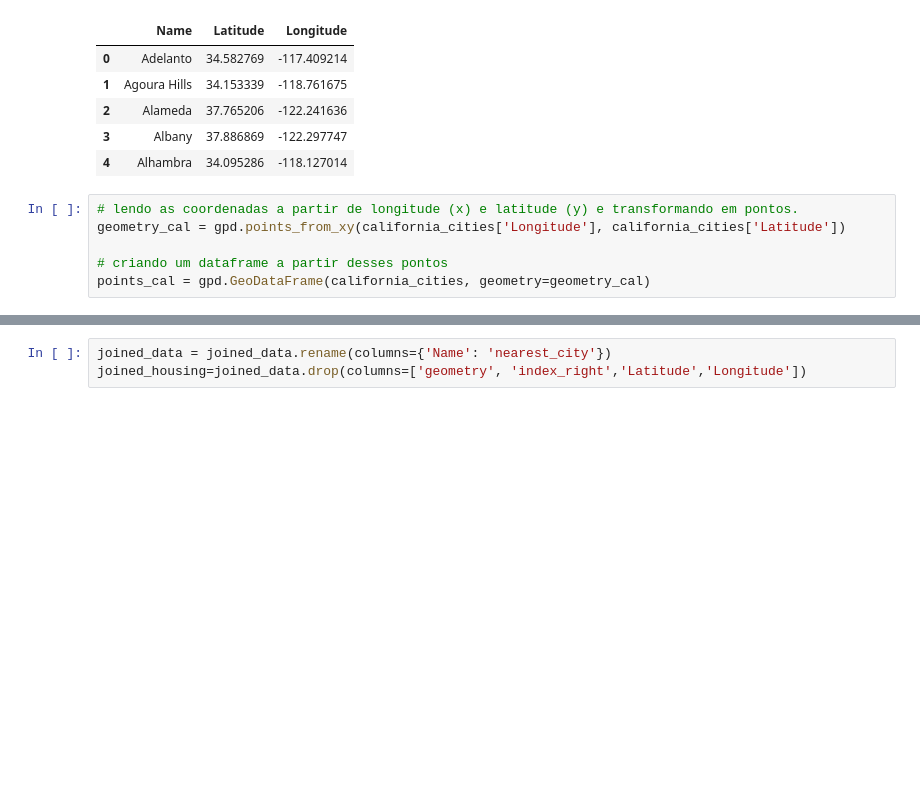
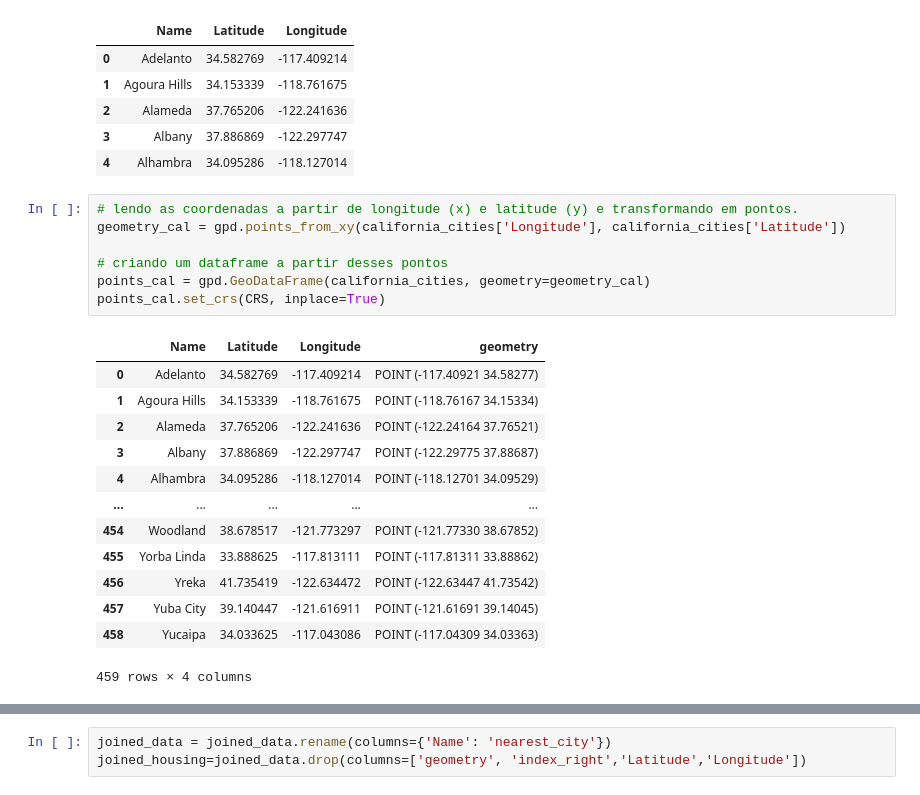
Before and after one commit to thepersonilike13/housing_prices_app, a Jupyter notebook: housing_prices_california.ipynb, the cells around one changed output, grey strips where cells are left out. Saved outputs shown, nothing was run; the diff lists cells and outputs as text; blank space fills up the shorter version.

```diff
--- a/housing_prices_california.ipynb
+++ b/housing_prices_california.ipynb
@@ -523,8 +548,23 @@ california_cities.head(5)
 # %%
 # lendo as coordenadas a partir de longitude (x) e latitude (y) e transformando em pontos.
 geometry_cal = gpd.points_from_xy(california_cities['Longitude'], california_cities['Latitude'])
 
 # criando um dataframe a partir desses pontos
 points_cal = gpd.GeoDataFrame(california_cities, geometry=geometry_cal)
+points_cal.set_crs(CRS, inplace=True)
+# %% [output]
+|  | Name | Latitude | Longitude | geometry |
+| 0 | Adelanto | 34.582769 | -117.409214 | POINT (-117.40921 34.58277) |
+| 1 | Agoura Hills | 34.153339 | -118.761675 | POINT (-118.76167 34.15334) |
+| 2 | Alameda | 37.765206 | -122.241636 | POINT (-122.24164 37.76521) |
+| 3 | Albany | 37.886869 | -122.297747 | POINT (-122.29775 37.88687) |
+| 4 | Alhambra | 34.095286 | -118.127014 | POINT (-118.12701 34.09529) |
+| ... | ... | ... | ... | ... |
+| 454 | Woodland | 38.678517 | -121.773297 | POINT (-121.77330 38.67852) |
+| 455 | Yorba Linda | 33.888625 | -117.813111 | POINT (-117.81311 33.88862) |
+| 456 | Yreka | 41.735419 | -122.634472 | POINT (-122.63447 41.73542) |
+| 457 | Yuba City | 39.140447 | -121.616911 | POINT (-121.61691 39.14045) |
+| 458 | Yucaipa | 34.033625 | -117.043086 | POINT (-117.04309 34.03363) |
+459 rows × 4 columns
 # %%
 # performando o join para cruzar as coordenadas
```
Also changed, not shown: parts of 27 cells of this notebook, 1 other file.
